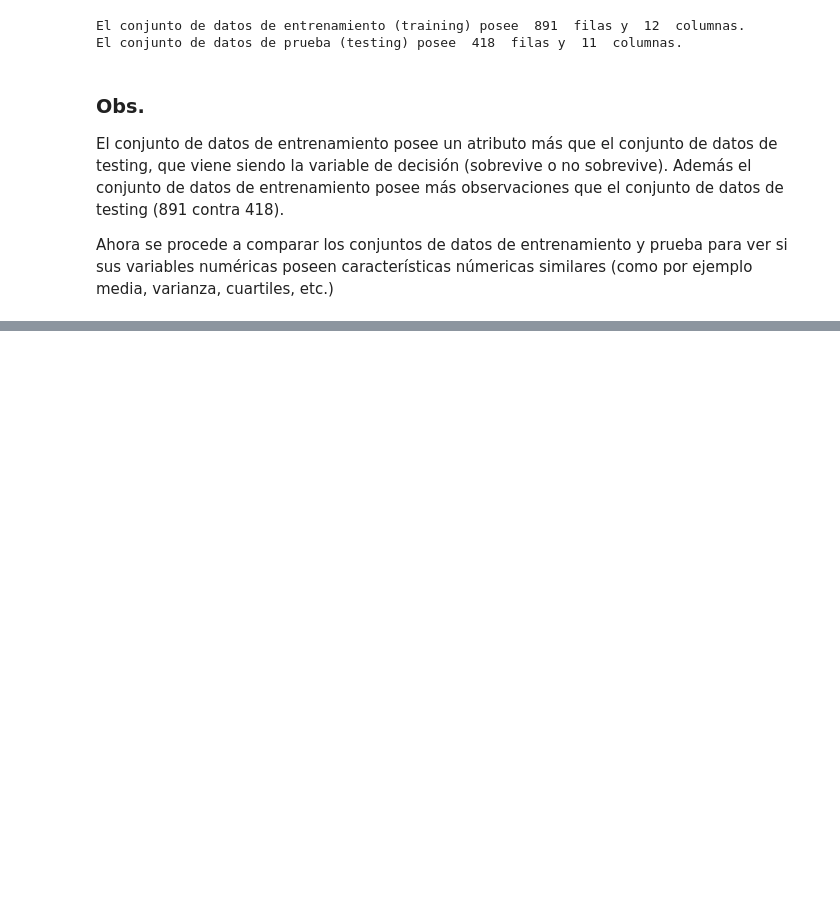
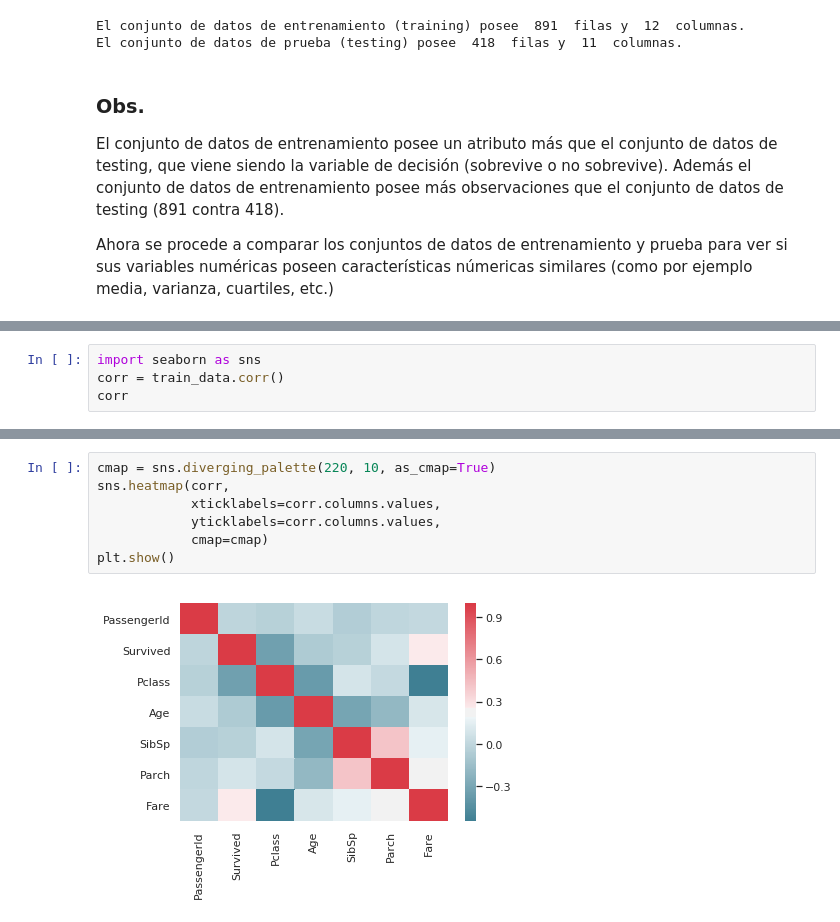
Before and after one commit to fernandosaavedra/titanic-machine-learning-from-disaster, a Jupyter notebook: titanic-ml-solution.ipynb, the cells around one changed output, grey strips where cells are left out. Drawn from its saved outputs; the diff is of its cells as text; blank space fills up the shorter version.

```diff
--- a/titanic-ml-solution.ipynb
+++ b/titanic-ml-solution.ipynb
@@ -75,0 +195,4 @@ Ambos conjuntos de datos no poseen grandes diferencias en variables numéricas,
+# %%
+import seaborn as sns
+corr = train_data.corr()
+corr
@@ -75,0 +208,9 @@ Ambos conjuntos de datos no poseen grandes diferencias en variables numéricas,
+# %%
+cmap = sns.diverging_palette(220, 10, as_cmap=True)
+sns.heatmap(corr,
+            xticklabels=corr.columns.values,
+            yticklabels=corr.columns.values,
+            cmap=cmap)
+plt.show()
+# %% [output]
+[figure, added]
```
Also changed, not shown: parts of 17 cells of this notebook.
